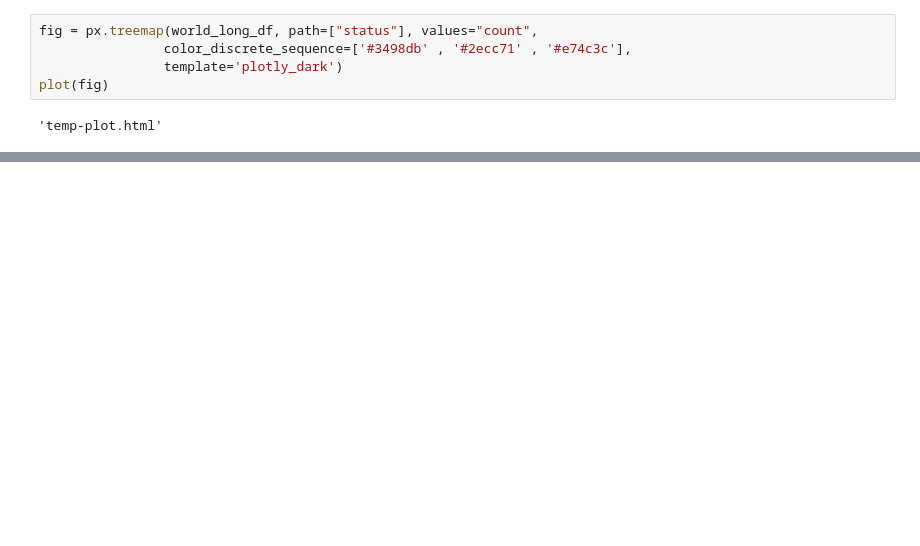
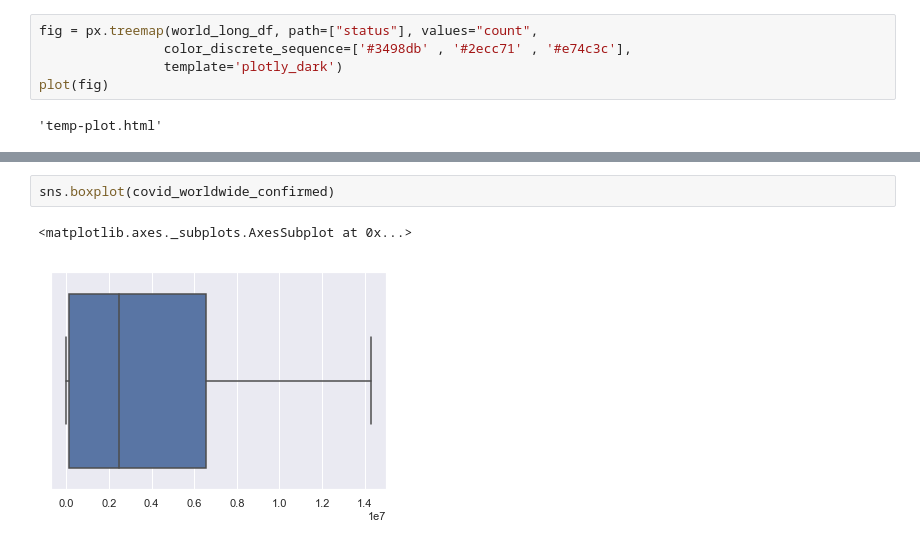
Before and after one commit to MMoghazy/Covid_19-visualization, a Jupyter notebook: Covid19.ipynb, the cells around one changed output, grey strips where cells are left out. Saved outputs shown, nothing was run; the diff lists cells and outputs as text; blank space fills up the shorter version.

```diff
--- a/Covid19.ipynb
+++ b/Covid19.ipynb
@@ -180,0 +246,5 @@ KeyError: "None of [Float64Index([             67.71,            20.1683,
+# %%
+sns.boxplot(covid_worldwide_confirmed)
+# %% [output]
+<matplotlib.axes._subplots.AxesSubplot at 0x...>
+[figure, added]
```
Also changed, not shown: parts of 69 cells of this notebook.
